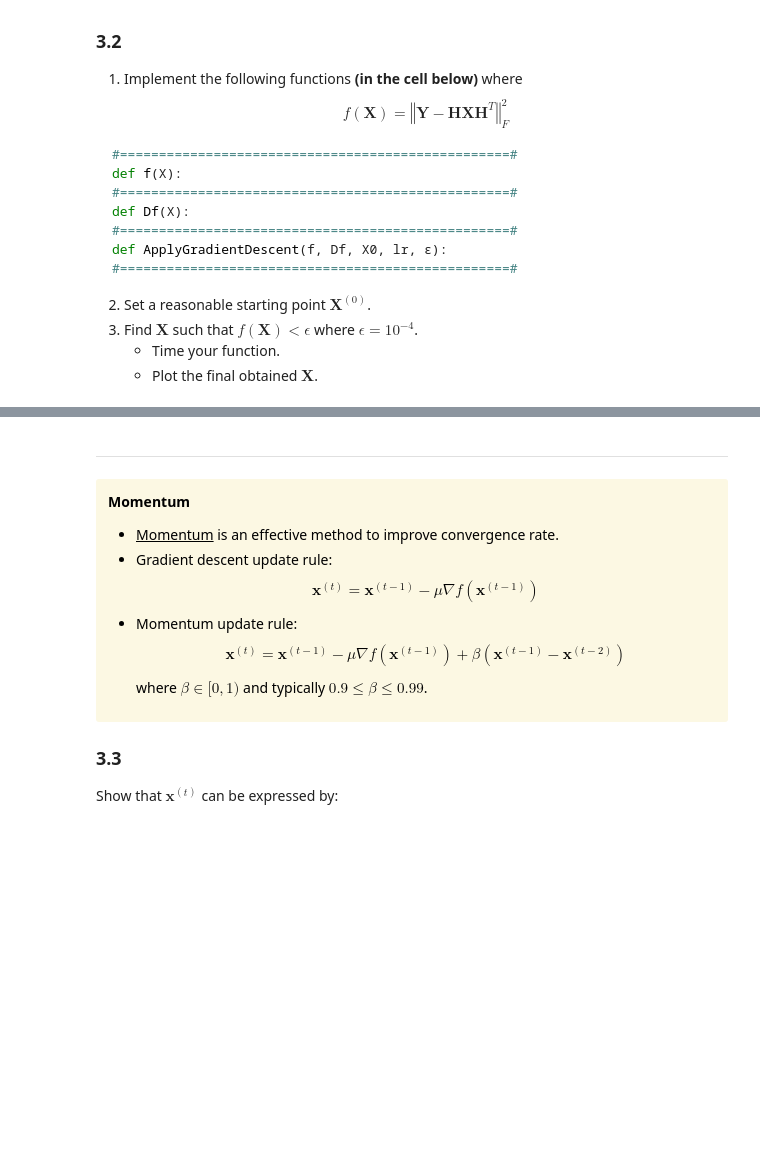
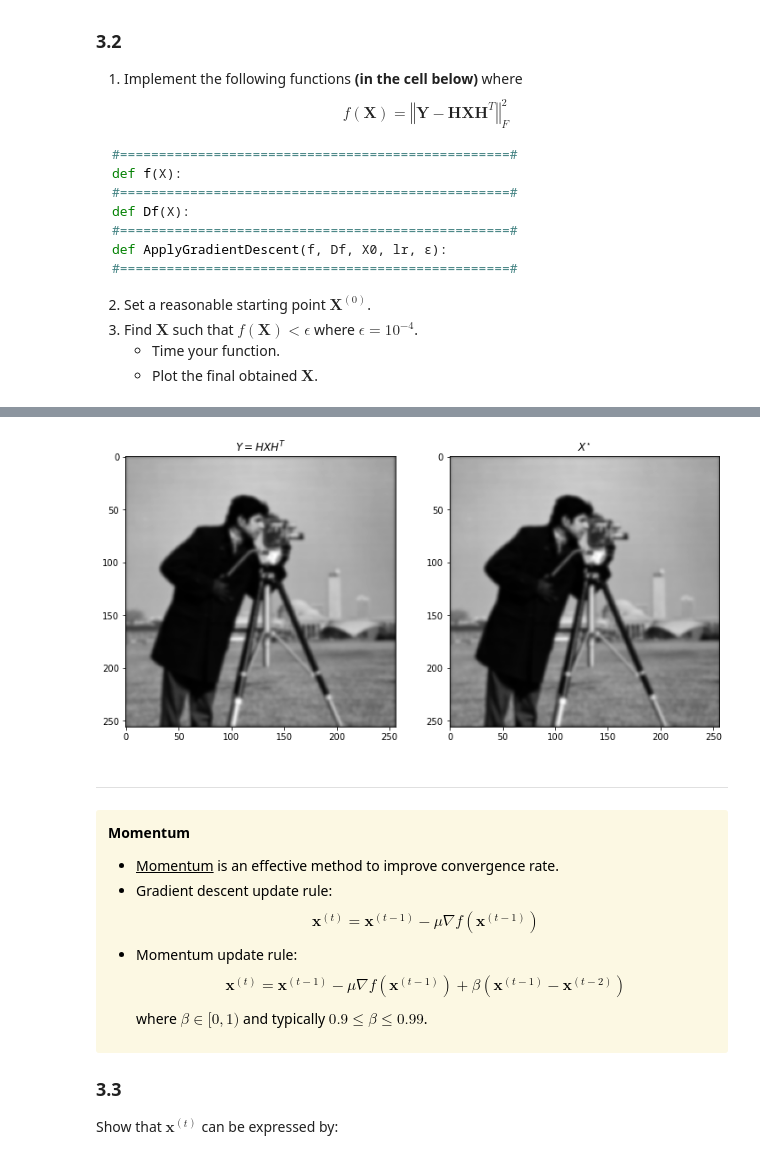
Before and after one commit to livneor207/unsupervised, a Jupyter notebook: Mine/ProblemSet1.ipynb, the cells around one changed output, grey strips where cells are left out. Drawn from its saved outputs; the diff is of its cells as text; code cells hidden in the pictures; blank space fills up the shorter version.

```diff
--- a/Mine/ProblemSet1.ipynb
+++ b/Mine/ProblemSet1.ipynb
@@ -51,0 +65,9 @@ $$\boldsymbol{X}^{\star}=\arg\min_{\boldsymbol{X}}f\left(\boldsymbol{X}\right)=\
+# %%
+def gradient(X,H,Y):
+    HT = np.transpose(H)
+    H_X = np.matmul(H,X)
+    H_X_HT = np.matmul(H_X,HT)
+    H_HT = np.matmul(H,HT)
+    error = (Y-H_X_HT)
+    gradient = 2*np.matmul(error,H_HT)
+    return gradient
@@ -133,0 +170,3 @@ def ApplyGradientDescent(f, Df, X0, lr, ε):
+# %%
+# initial matrix to be the blurred image
+X0 = Y.copy()
@@ -133,0 +175,8 @@ def ApplyGradientDescent(f, Df, X0, lr, ε):
+# %%
+%time
+MAX_ITERATIONS = 100000
+MAX_ITERATIONS = 10
+
+lr = 0.001
+ε = math.pow(10,-4)
+new_x = ApplyGradientDescent(f, Df, X0, lr, ε)
@@ -134,3 +185,12 @@ def ApplyGradientDescent(f, Df, X0, lr, ε):
+# %%
+_, ax = plt.subplots(1, 2, figsize=(12, 6))
+ax[0].imshow(Y,     cmap='gray')
+ax[1].imshow(new_x, cmap='gray')
+ax[0].set_title('$Y = H X H^T$')
+ax[1].set_title('$X^{\star}$')
+plt.show()
+# %% [output]
+[figure, added]
 # %% [markdown]
 ------------------------------------------------------------------------------------------------------
 <div class="alert alert-block alert-warning">
```
Also changed, not shown: parts of 21 cells of this notebook.
